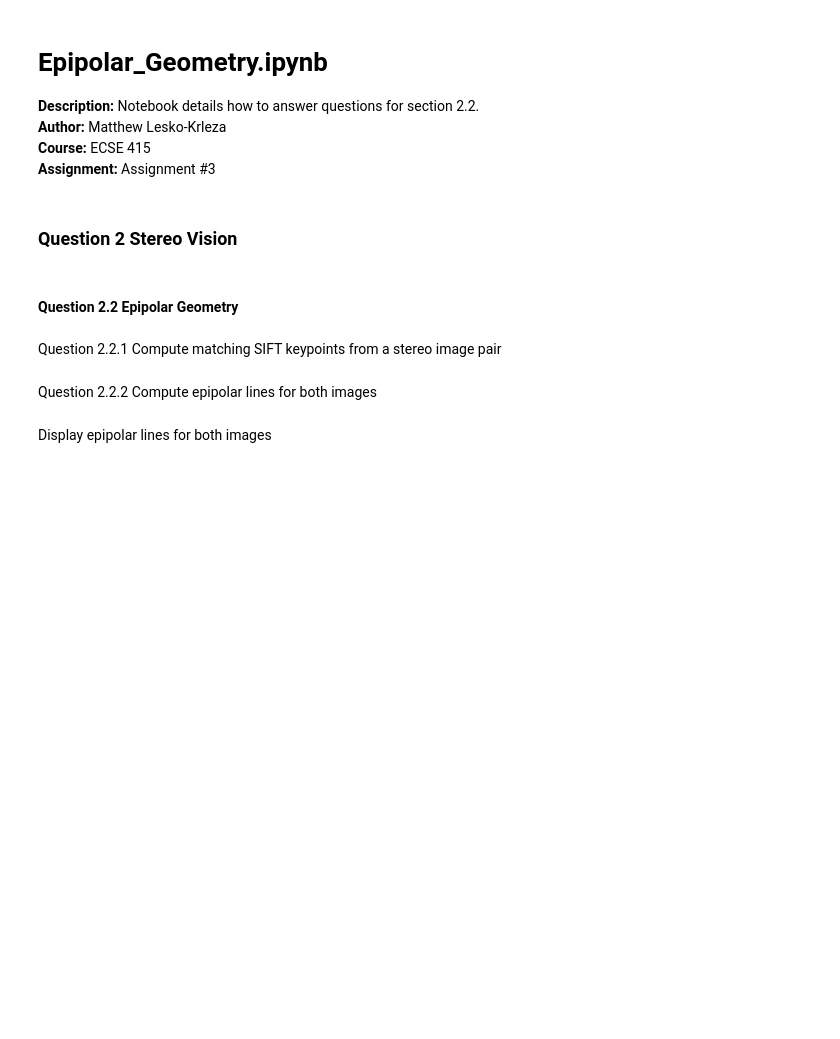
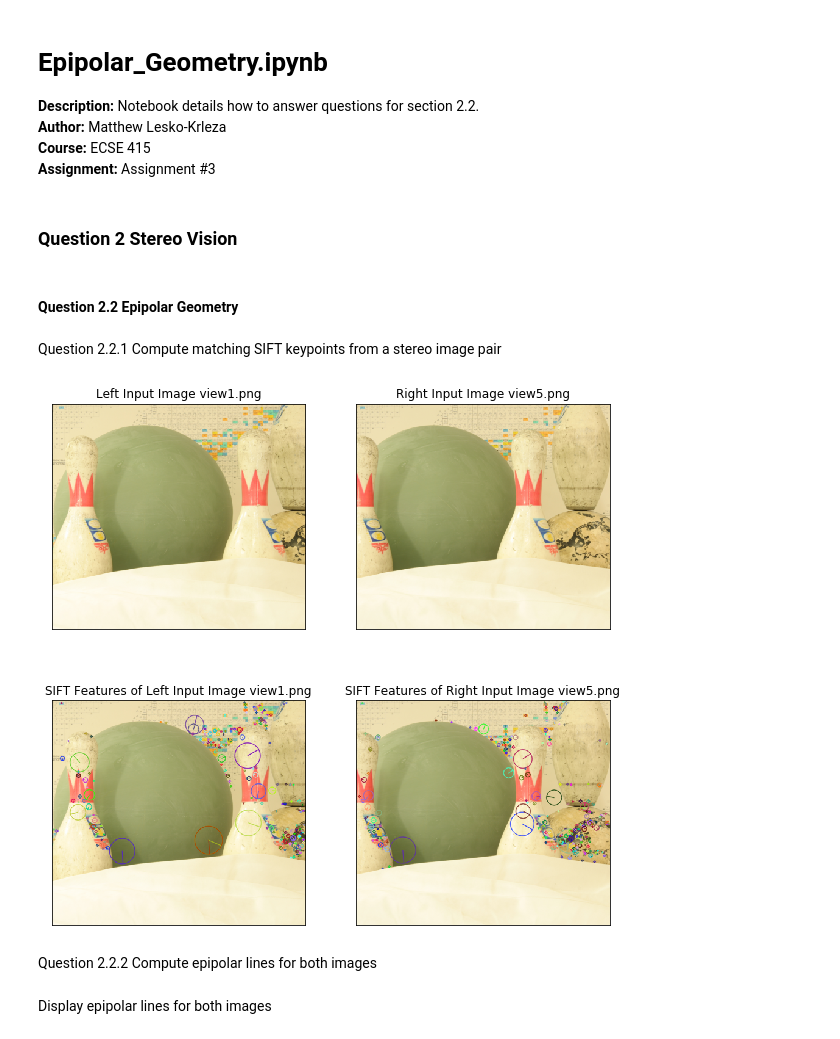
Before and after one commit to mattesko/ECSE415-Assignments, a Jupyter notebook: Assignment_3/Epipolar_Geometry.ipynb, the cells around one changed output. Saved outputs shown, nothing was run; the diff lists cells and outputs as text; code cells hidden in the pictures; blank space fills up the shorter version.

```diff
--- a/Assignment_3/Epipolar_Geometry.ipynb
+++ b/Assignment_3/Epipolar_Geometry.ipynb
@@ -47,23 +47,37 @@ def drawlines(img1, img2, lines, pts1, pts2):
 Question 2.2.1 Compute matching SIFT keypoints from a stereo image pair
 # %%
 sift_obj = cv2.xfeatures2d.SIFT_create()
+bfMatcher = cv2.BFMatcher(cv2.NORM_L2)
+
 keypoints_left, descriptors_left = sift_obj.detectAndCompute(img_left, None)
 keypoints_right, descriptors_right = sift_obj.detectAndCompute(img_right, None)
 
 img_keypoints_left = img_left.copy()
 img_keypoints_right = img_right.copy()
 
-cv2.drawKeypoints(img_left,
-                  keypoints_left,
-                  img_keypoints_left,
+img_keypoints_left = cv2.drawKeypoints(img_left, keypoints_left, img_keypoints_left,
                   flags = cv2.DRAW_MATCHES_FLAGS_DRAW_RICH_KEYPOINTS)
-cv2.drawKeypoints(img_right,
-                  keypoints_right,
-                  img_keypoints_right,
+img_keypoints_right = cv2.drawKeypoints(img_right, keypoints_right, img_keypoints_right,
                   flags = cv2.DRAW_MATCHES_FLAGS_DRAW_RICH_KEYPOINTS)
 
-bfMatcher = cv2.BFMatcher(cv2.NORM_L2)
 matches = bfMatcher.knnMatch(descriptors_left, descriptors_right, k=2)
+# %%
+plt.figure(figsize=(10,10))
+plt.subplot(221)
+plt.imshow(img_left, cmap="gray")
+plt.title("Left Input Image view1.png"), plt.xticks([]), plt.yticks([])
+plt.subplot(222)
+plt.imshow(img_right, cmap="gray")
+plt.title("Right Input Image view5.png"), plt.xticks([]), plt.yticks([])
+plt.subplot(223)
+plt.imshow(img_keypoints_left, cmap="gray")
+plt.title("SIFT Features of Left Input Image view1.png"), plt.xticks([]), plt.yticks([])
+plt.subplot(224)
+plt.imshow(img_keypoints_right, cmap="gray")
+plt.title("SIFT Features of Right Input Image view5.png"), plt.xticks([]), plt.yticks([])
+plt.show()
+# %% [output]
+[figure, added]
 # %% [markdown]
 Question 2.2.2 Compute epipolar lines for both images
 # %%
```
Also changed, not shown: parts of 16 cells of this notebook.
